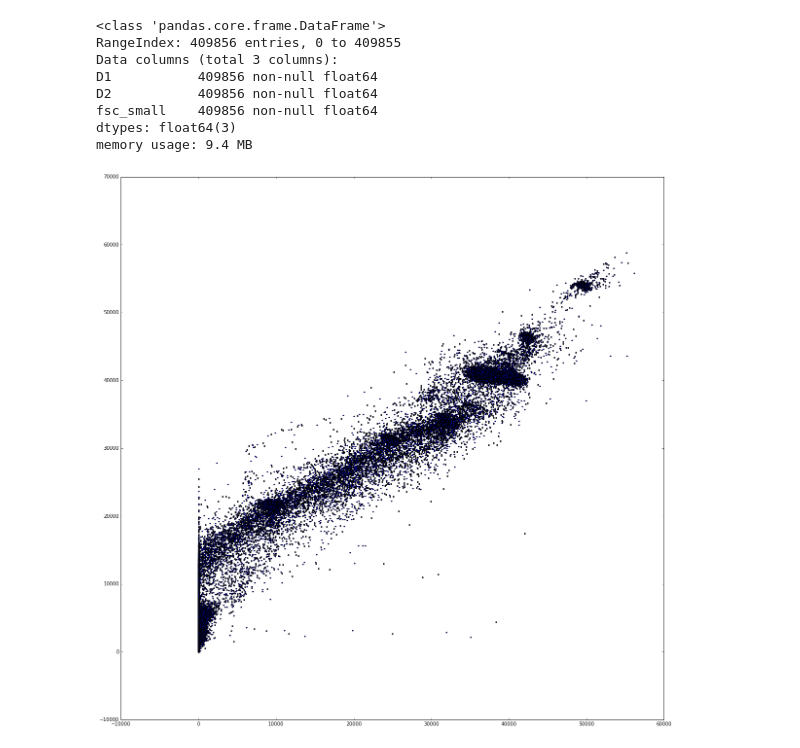
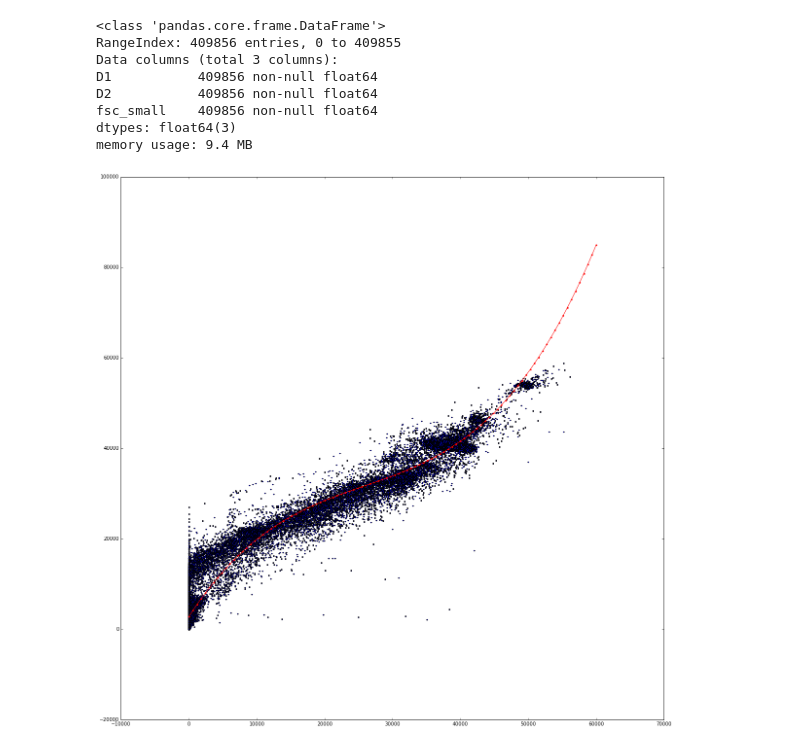
Before and after one commit to sophieclayton/seaflow_calibration, a Jupyter notebook: bead_gradients.ipynb, the cells around one changed output. Drawn from its saved outputs; the diff is of its cells as text; code cells hidden in the pictures.

Commit message:
added polyfit curve fitting to bead data

```diff
--- a/bead_gradients.ipynb
+++ b/bead_gradients.ipynb
@@ -19,10 +19,16 @@ D2           409856 non-null float64
 fsc_small    409856 non-null float64
 dtypes: float64(3)
 memory usage: 9.4 MB
+# %%
+# try to fit a polynomial to bead data
+z = np.polyfit(bead_data.df['fsc_small'], bead_data.df['D1'], 3)
+p = np.poly1d(z)
+xp = np.linspace(0, 6e04, 100)
 # %%
 fig1 = plt.figure(figsize=(20,20))
 
 plt.scatter(bead_data.df['fsc_small'], bead_data.df['D1'], marker ='.')
+plt.plot(xp, p(xp),'.-r')
 plt.show()
 # %% [output]
-[figure, old version]
+[figure, new version]
```
